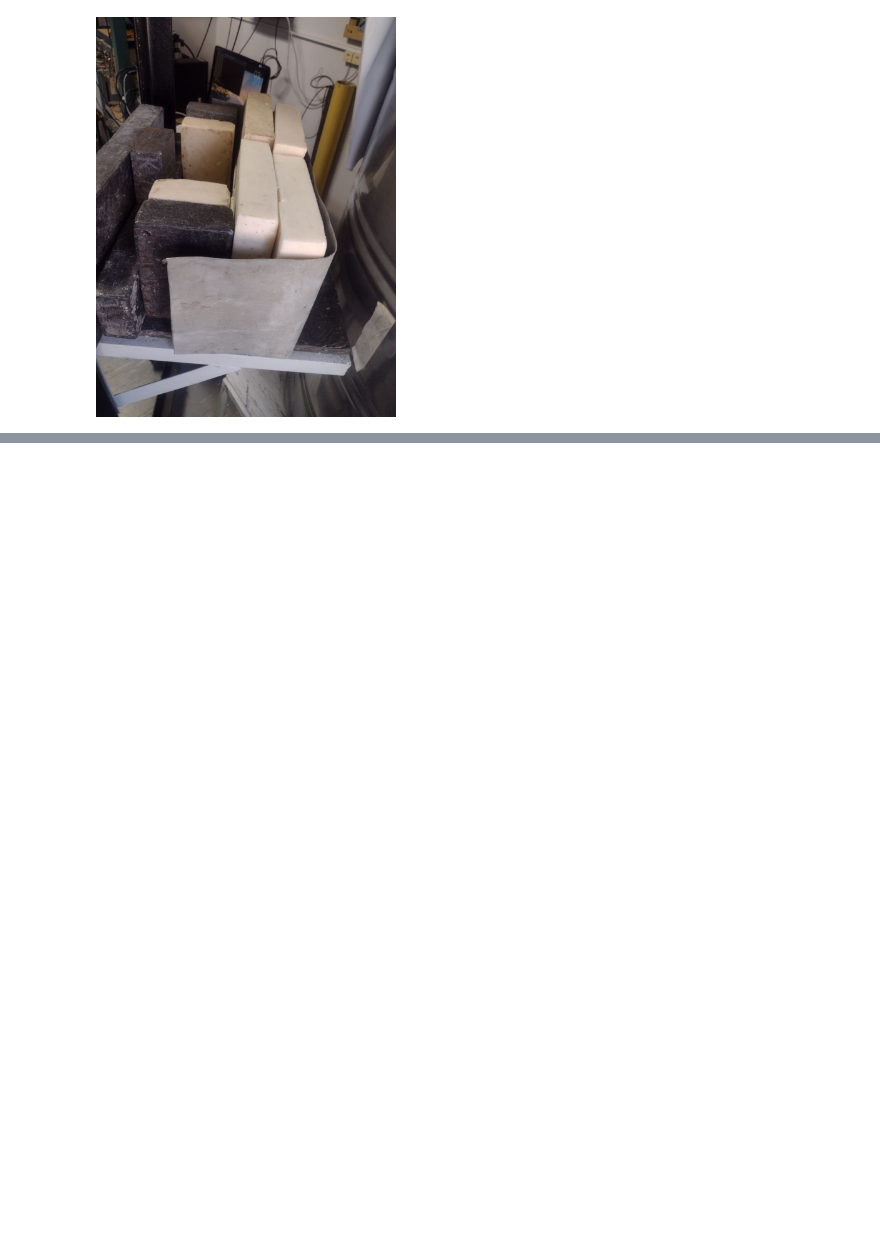
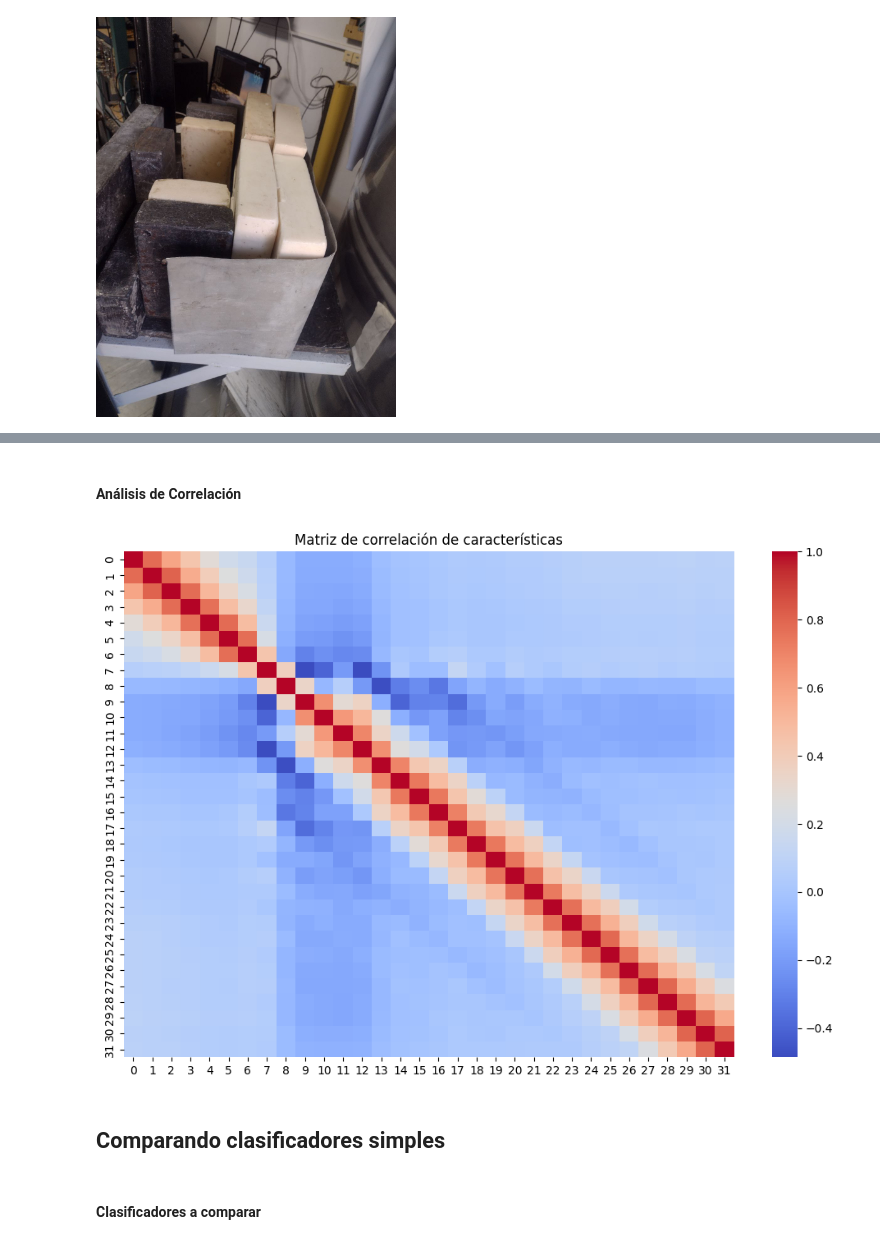
Before and after one commit to saisito/neutrones-gamma_classifier, a Jupyter notebook: process.ipynb, the cells around one changed output, grey strips where cells are left out. Saved outputs shown, nothing was run; the diff lists cells and outputs as text; code cells hidden in the pictures; blank space fills up the shorter version.

```diff
--- a/process.ipynb
+++ b/process.ipynb
@@ -858,0 +400,9 @@ del voting_clf
+# %%
+# Escalar los datos
+scaler = StandardScaler()
+X_train = scaler.fit_transform(X_train)
+X_test = scaler.transform(X_test)
+
+# Análisis Estadístico Básico
+print("Análisis estadístico de las características:")
+print(pd.DataFrame(X_train).describe())
@@ -858,0 +427,11 @@ del voting_clf
+# %% [markdown]
+#### Análisis de Correlación
+# %%
+plt.figure(figsize=(12, 8))
+sns.heatmap(pd.DataFrame(X_train).corr(), cmap='coolwarm', annot=False)
+plt.title("Matriz de correlación de características")
+plt.show()
+# %% [output]
+[figure, added]
+# %% [markdown]
+## Comparando clasificadores simples
@@ -858,0 +449,2 @@ del voting_clf
+# %% [markdown]
+#### Clasificadores a comparar
```
Also changed, not shown: parts of 112 cells of this notebook.
